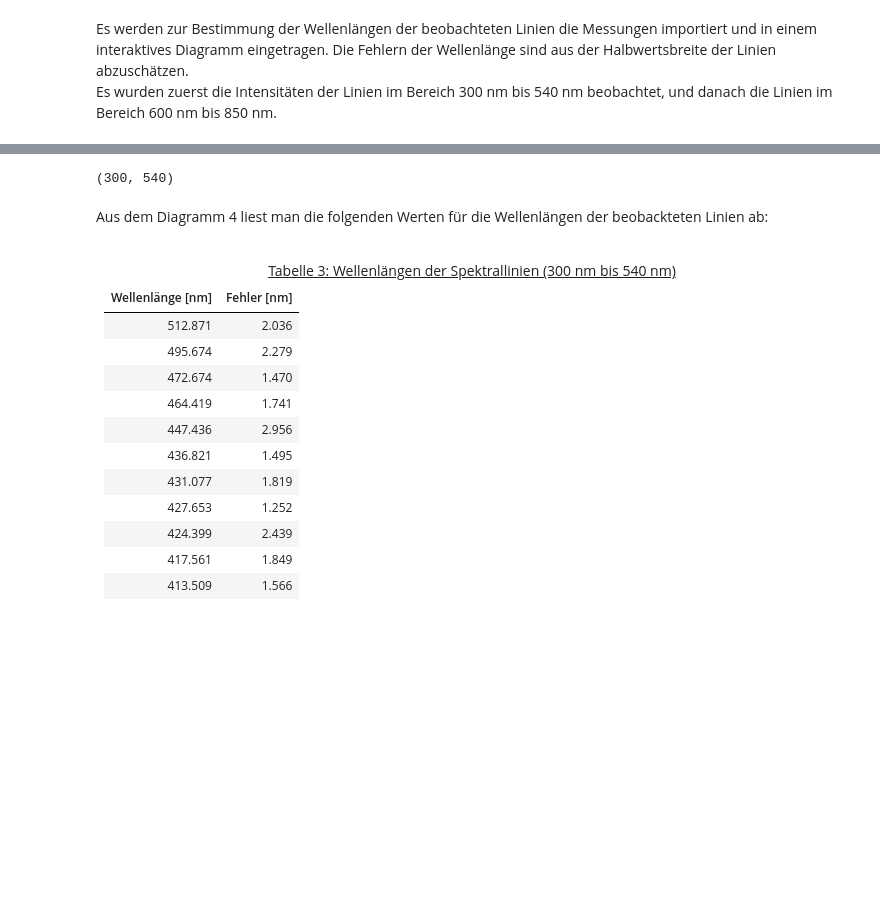
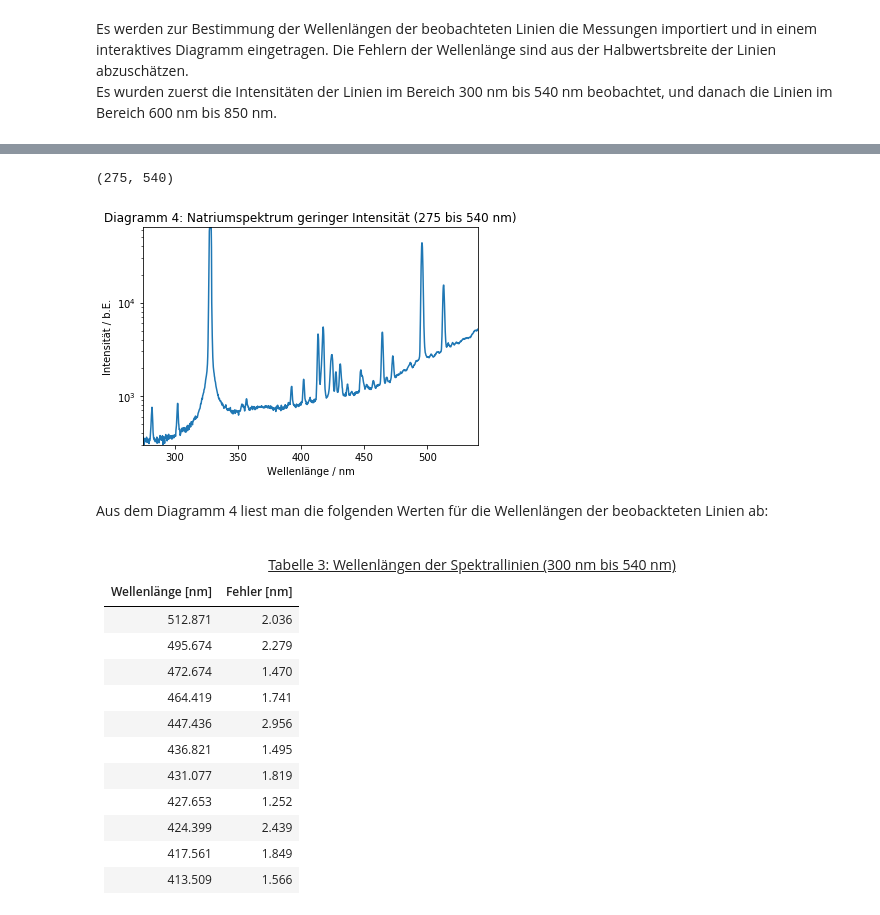
Before and after one commit to Meistermagier/PAP2, a Jupyter notebook: Experiment 234/Experiment_234.ipynb, the cells around one changed output, grey strips where cells are left out. Saved outputs shown, nothing was run; the diff lists cells and outputs as text; code cells hidden in the pictures; blank space fills up the shorter version.

```diff
--- a/Experiment 234/Experiment_234.ipynb
+++ b/Experiment 234/Experiment_234.ipynb
@@ -99,17 +99,18 @@ Lampen die "Weißes Licht" ausstrahlen werden in Warm und Kalt unterteilt dies h
 Es werden zur Bestimmung der Wellenlängen der beobachteten Linien die Messungen importiert und in einem interaktives Diagramm eingetragen. Die Fehlern der Wellenlänge sind aus der Halbwertsbreite der Linien abzuschätzen.<br>Es wurden zuerst die Intensitäten der Linien im Bereich 300 nm bis 540 nm beobachtet, und danach die Linien im Bereich 600 nm bis 850 nm.
 # %%
 #%matplotlib notebook
-%matplotlib notebook
+#%matplotlib notebook
+%matplotlib inline
 
-#Kleiner Intensität 300 bis 540 nm
+#Kleiner Intensität 275 bis 540 nm
 wl, inte = np.loadtxt('https://raw.githubusercontent.com/Meistermagier/PAP2/master/Experiment%20234/Versuch%20234/Linien%20kleiner%20Intensit%C3%A4t.txt', skiprows = 17, converters = {0:comma_to_float, 1: comma_to_float}, comments = '>', unpack=True)
 
 #plt.figure(figsize=(16,12))
 plt.plot(wl, inte)
-plt.title('Diagramm 4: Natriumspektrum geringer Intensität (300 bis 540 nm)')
+plt.title('Diagramm 4: Natriumspektrum geringer Intensität (275 bis 540 nm)')
 plt.xlabel('Wellenlänge / nm')
 plt.ylabel('Intensität / b.E.')
 plt.yscale('log')
 plt.ylim((300,64000))
-plt.xlim((300,540))
+plt.xlim((275,540))
 # %% [output]
@@ -118,4 +117,5 @@ plt.xlim((300,540))
-(300, 540)
+(275, 540)
+[figure, added]
 # %% [markdown]
 Aus dem Diagramm 4 liest man die folgenden Werten für die Wellenlängen der beobackteten Linien ab:<br>
 <br>
```
Also changed, not shown: parts of 29 cells of this notebook.
